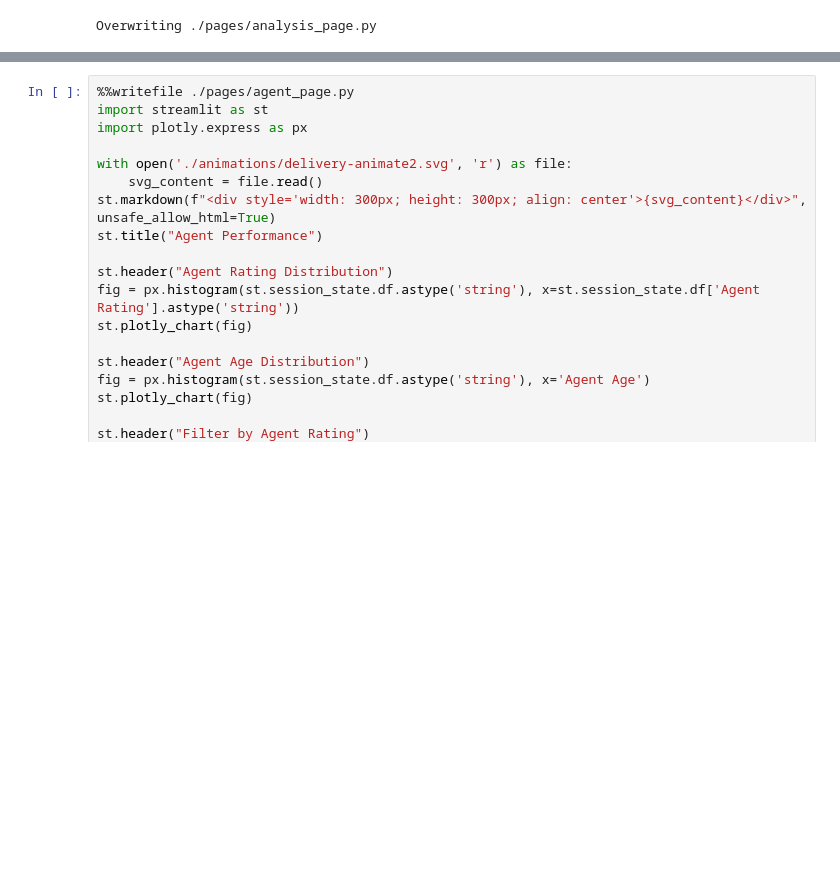
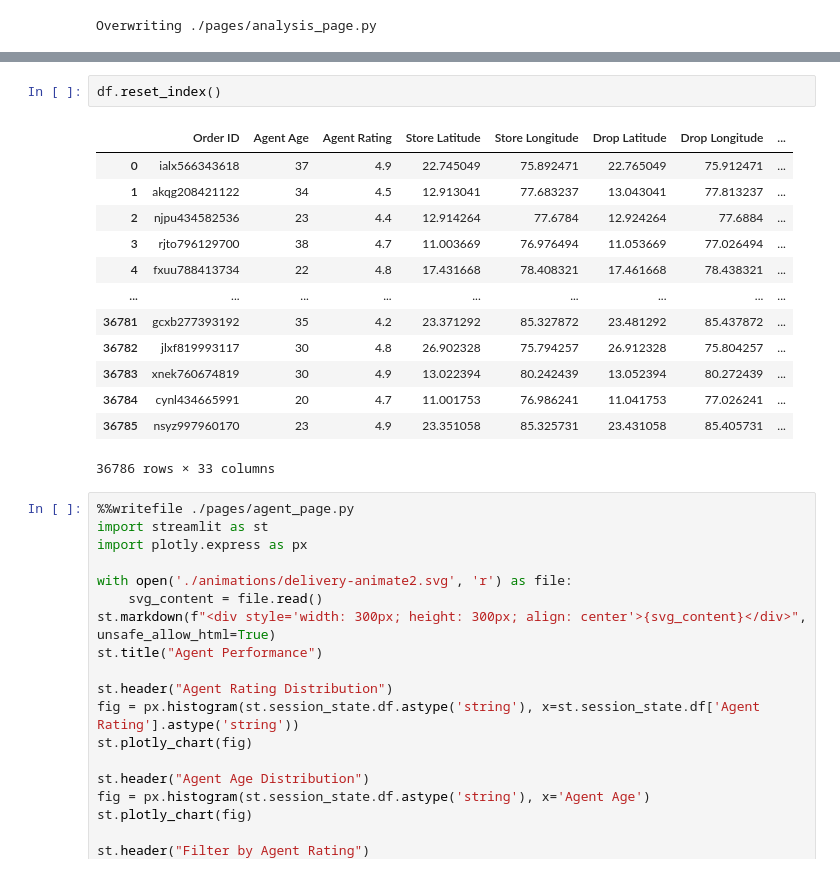
Before and after one commit to MahmoudBahar/Amazon-Delivery-Analyses, a Jupyter notebook: StreamLit/Streamlit_preparation.ipynb, the cells around one changed output, grey strips where cells are left out. Drawn from its saved outputs; the diff is of its cells as text; blank space fills up the shorter version.

```diff
--- a/StreamLit/Streamlit_preparation.ipynb
+++ b/StreamLit/Streamlit_preparation.ipynb
@@ -217,6 +217,22 @@ with tab2:
     st_folium(m, width=700, height=500)
 # %% [output]
 Overwriting ./pages/map_page.py
+# %%
+df.reset_index()
+# %% [output]
+|  | Order ID | Agent Age | Agent Rating | Store Latitude | Store Longitude | Drop Latitude | Drop Longitude | ... |
+| 0 | ialx566343618 | 37 | 4.9 | 22.745049 | 75.892471 | 22.765049 | 75.912471 | ... |
+| 1 | akqg208421122 | 34 | 4.5 | 12.913041 | 77.683237 | 13.043041 | 77.813237 | ... |
+| 2 | njpu434582536 | 23 | 4.4 | 12.914264 | 77.6784 | 12.924264 | 77.6884 | ... |
+| 3 | rjto796129700 | 38 | 4.7 | 11.003669 | 76.976494 | 11.053669 | 77.026494 | ... |
+| 4 | fxuu788413734 | 22 | 4.8 | 17.431668 | 78.408321 | 17.461668 | 78.438321 | ... |
+| ... | ... | ... | ... | ... | ... | ... | ... | ... |
+| 36781 | gcxb277393192 | 35 | 4.2 | 23.371292 | 85.327872 | 23.481292 | 85.437872 | ... |
+| 36782 | jlxf819993117 | 30 | 4.8 | 26.902328 | 75.794257 | 26.912328 | 75.804257 | ... |
+| 36783 | xnek760674819 | 30 | 4.9 | 13.022394 | 80.242439 | 13.052394 | 80.272439 | ... |
+| 36784 | cynl434665991 | 20 | 4.7 | 11.001753 | 76.986241 | 11.041753 | 77.026241 | ... |
+| 36785 | nsyz997960170 | 23 | 4.9 | 23.351058 | 85.325731 | 23.431058 | 85.405731 | ... |
+36786 rows × 33 columns
 # %%
 %%writefile ./pages/agent_page.py
 import streamlit as st
```
Also changed, not shown: parts of 2 cells of this notebook, 2 other files.
